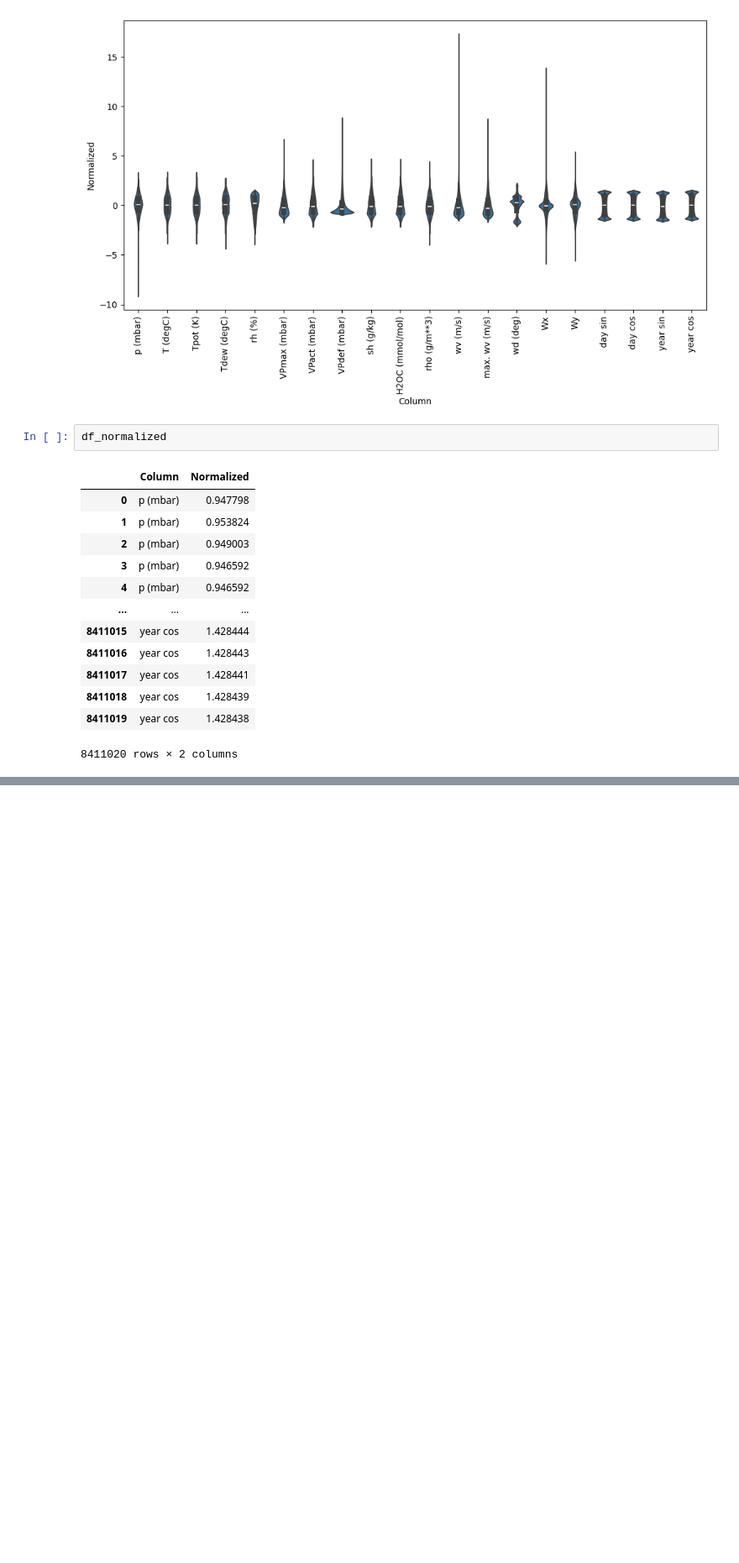
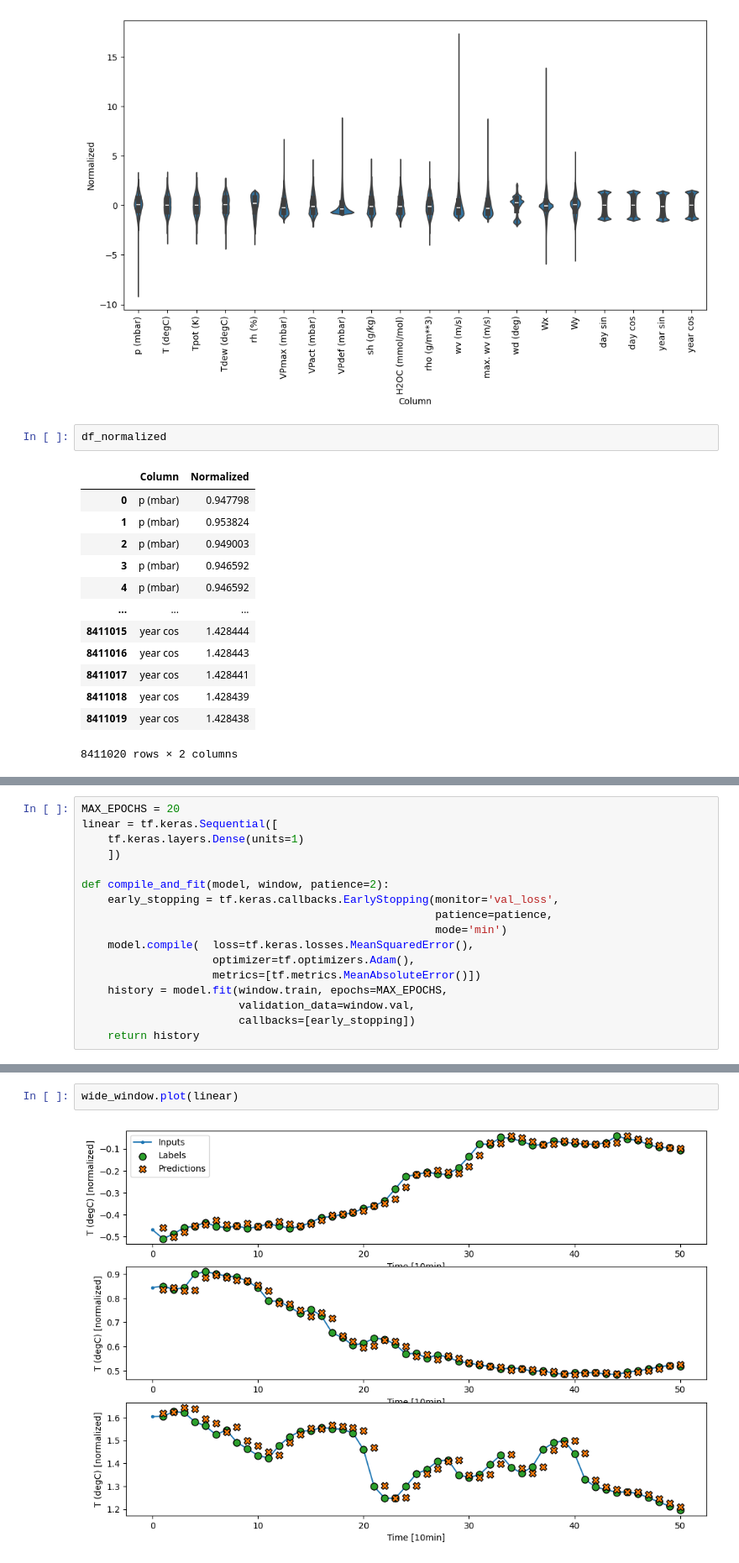
Before and after one commit to kevin-eschbach/data_safari, a Jupyter notebook: intro_ts_forecasting/weather_forecast.ipynb, the cells around one changed output, grey strips where cells are left out. Shown at 84% size. Cells and saved outputs as stored; diff of their text form; blank space fills up the shorter version.

```diff
--- a/intro_ts_forecasting/weather_forecast.ipynb
+++ b/intro_ts_forecasting/weather_forecast.ipynb
@@ -374,0 +409,17 @@ baseline = Baseline(label_index=window1.column_indices['T (degC)'])
+# %%
+MAX_EPOCHS = 20
+linear = tf.keras.Sequential([
+    tf.keras.layers.Dense(units=1)
+    ])
+
+def compile_and_fit(model, window, patience=2):
+    early_stopping = tf.keras.callbacks.EarlyStopping(monitor='val_loss',
+                                                      patience=patience,
+                                                      mode='min')
+    model.compile(  loss=tf.keras.losses.MeanSquaredError(),
+                    optimizer=tf.optimizers.Adam(),
+                    metrics=[tf.metrics.MeanAbsoluteError()])
+    history = model.fit(window.train, epochs=MAX_EPOCHS,
+                        validation_data=window.val,
+                        callbacks=[early_stopping])
+    return history
@@ -374,0 +442,4 @@ baseline = Baseline(label_index=window1.column_indices['T (degC)'])
+# %%
+wide_window.plot(linear)
+# %% [output]
+[figure, added]
```
Also changed, not shown: parts of 12 cells of this notebook.
